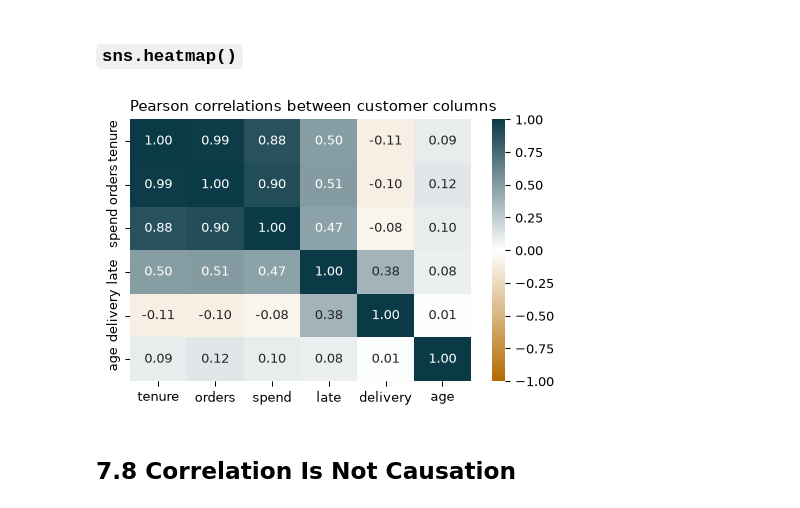
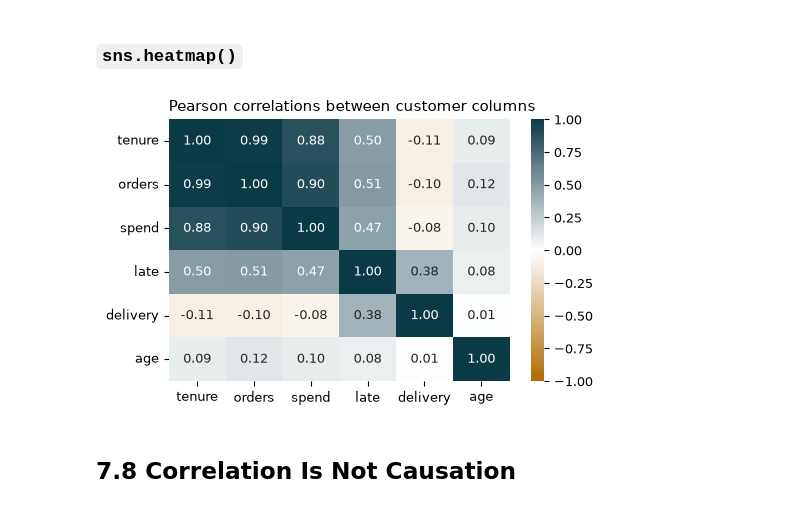
Before and after one commit to Datamous/master-exploratory-data-analysis, a Jupyter notebook: chapter-07.ipynb, the cells around one changed output. Drawn from its saved outputs; the diff is of its cells as text; code cells hidden in the pictures.

Commit message:
fix: upright row labels on Ch 7 heatmap
Co-Authored-By: Claude Opus 5.5 <noreply@anthropic.com>

```diff
--- a/chapter-07.ipynb
+++ b/chapter-07.ipynb
@@ -320,12 +320,13 @@ corr_table.round(2)
 # %%
 book_diverging = sns.blend_palette(['#b26a00', 'white', '#0b3a47'],
                                    as_cmap=True)
 ax = sns.heatmap(corr_table, annot=True, fmt='.2f', vmin=-1, vmax=1,
                  cmap=book_diverging)
+ax.tick_params(axis='y', rotation=0)
 ax.set_title('Pearson correlations between customer columns')
 plt.show()
 # %% [output]
-[figure, old version]
+[figure, new version]
 # %% [markdown]
 ## 7.8 Correlation Is Not Causation
 # %% [markdown]
```
